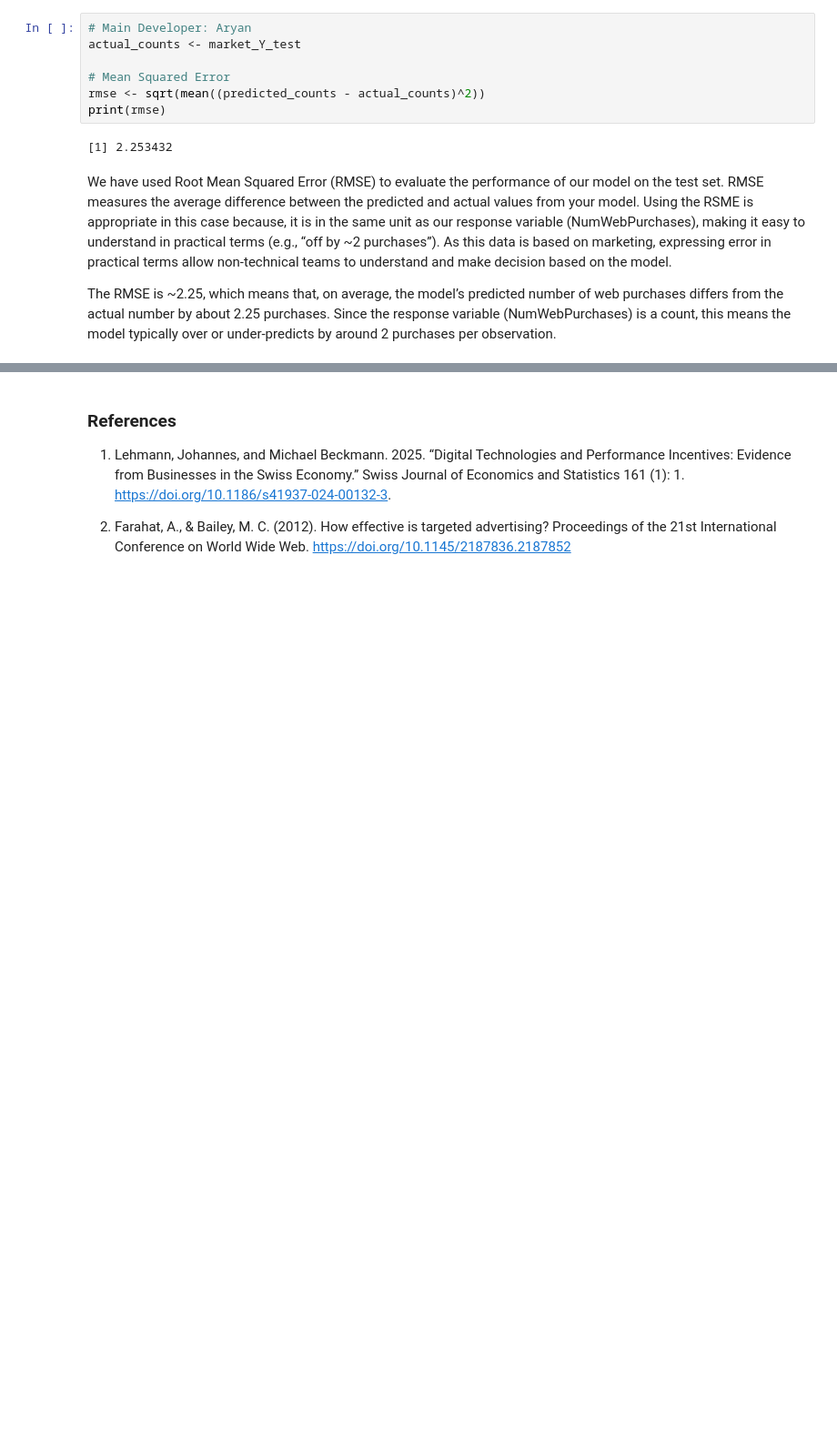
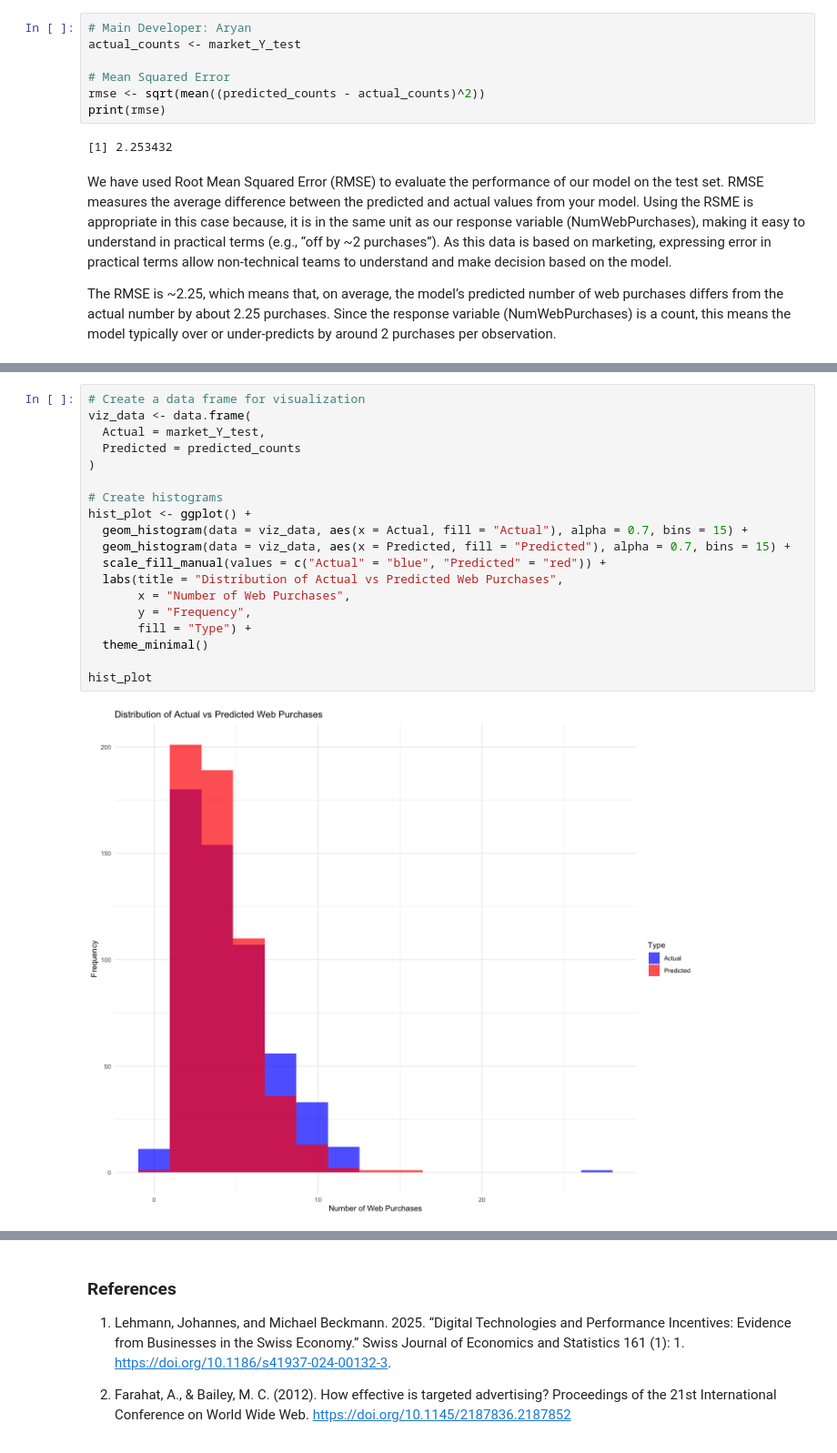
Before and after one commit to DrakenRaptor/STAT301_ProjectGrp26, a Jupyter notebook: STAT301 Grp 26 Project Final.ipynb, the cells around one changed output, grey strips where cells are left out. Shown at 91% size. Cells and saved outputs as stored; diff of their text form; blank space fills up the shorter version.

Commit message:
Added some explanations for why to choose @r-k03 Overdispersion part and added some visualisations for @ash-102  part.

```diff
--- a/STAT301 Grp 26 Project Final.ipynb
+++ b/STAT301 Grp 26 Project Final.ipynb
@@ -648,0 +683,21 @@ The RMSE is ~2.25, which means that, on average, the model’s predicted number
+# %%
+# Create a data frame for visualization
+viz_data <- data.frame(
+  Actual = market_Y_test,
+  Predicted = predicted_counts
+)
+
+# Create histograms
+hist_plot <- ggplot() +
+  geom_histogram(data = viz_data, aes(x = Actual, fill = "Actual"), alpha = 0.7, bins = 15) +
+  geom_histogram(data = viz_data, aes(x = Predicted, fill = "Predicted"), alpha = 0.7, bins = 15) +
+  scale_fill_manual(values = c("Actual" = "blue", "Predicted" = "red")) +
+  labs(title = "Distribution of Actual vs Predicted Web Purchases",
+       x = "Number of Web Purchases",
+       y = "Frequency",
+       fill = "Type") +
+  theme_minimal()
+
+hist_plot
+# %% [output]
+[figure, added]
```
Also changed, not shown: parts of 12 cells of this notebook.
